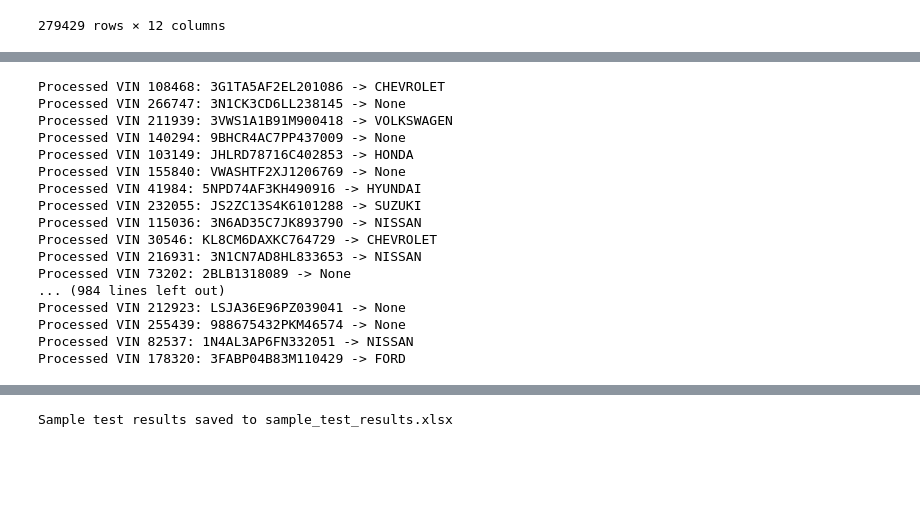
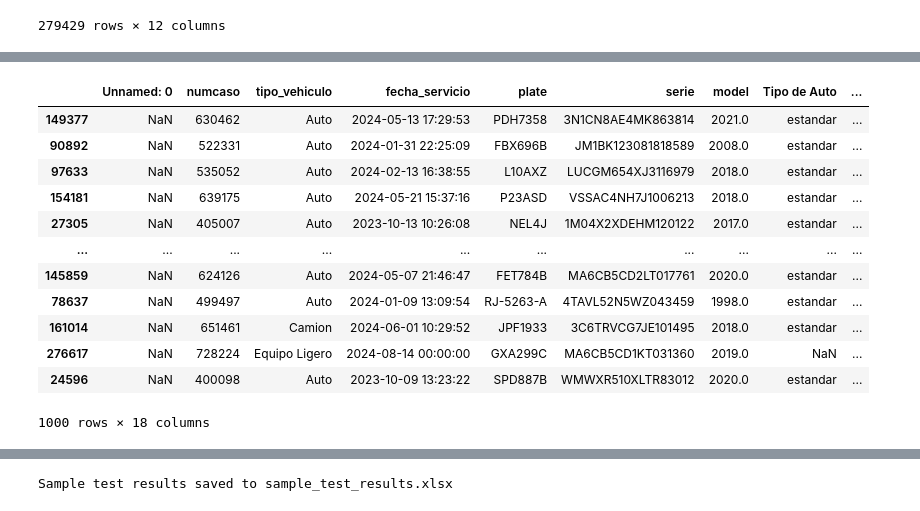
Before and after one commit to jmcaussade/Homologaci-n-Car-Makers, a Jupyter notebook: NHTSA_API.ipynb, the cells around one changed output, grey strips where cells are left out. Saved outputs shown, nothing was run; the diff lists cells and outputs as text; code cells hidden in the pictures; blank space fills up the shorter version.

```diff
--- a/NHTSA_API.ipynb
+++ b/NHTSA_API.ipynb
@@ -56,2 +74,23 @@ df["Maker_api"] = None  # Add a new column for results
+# %%
+df2["Maker_api"] = None  # Add a new column for results
+df2["Model_api"] = None  # Add a new column for results
+df2["Type_api"] = None
+df2["Weight_api"] = None  # Add a new column for results
+# %%
+df2
+# %% [output]
+|  | Unnamed: 0 | numcaso | tipo_vehiculo | fecha_servicio | plate | serie | model | Tipo de Auto | ... |
+| 149377 | NaN | 630462 | Auto | 2024-05-13 17:29:53 | PDH7358 | 3N1CN8AE4MK863814 | 2021.0 | estandar | ... |
+| 90892 | NaN | 522331 | Auto | 2024-01-31 22:25:09 | FBX696B | JM1BK123081818589 | 2008.0 | estandar | ... |
+| 97633 | NaN | 535052 | Auto | 2024-02-13 16:38:55 | L10AXZ | LUCGM654XJ3116979 | 2018.0 | estandar | ... |
+| 154181 | NaN | 639175 | Auto | 2024-05-21 15:37:16 | P23ASD | VSSAC4NH7J1006213 | 2018.0 | estandar | ... |
+| 27305 | NaN | 405007 | Auto | 2023-10-13 10:26:08 | NEL4J | 1M04X2XDEHM120122 | 2017.0 | estandar | ... |
+| ... | ... | ... | ... | ... | ... | ... | ... | ... | ... |
+| 145859 | NaN | 624126 | Auto | 2024-05-07 21:46:47 | FET784B | MA6CB5CD2LT017761 | 2020.0 | estandar | ... |
+| 78637 | NaN | 499497 | Auto | 2024-01-09 13:09:54 | RJ-5263-A | 4TAVL52N5WZ043459 | 1998.0 | estandar | ... |
+| 161014 | NaN | 651461 | Camion | 2024-06-01 10:29:52 | JPF1933 | 3C6TRVCG7JE101495 | 2018.0 | estandar | ... |
+| 276617 | NaN | 728224 | Equipo Ligero | 2024-08-14 00:00:00 | GXA299C | MA6CB5CD1KT031360 | 2019.0 | NaN | ... |
+| 24596 | NaN | 400098 | Auto | 2023-10-09 13:23:22 | SPD887B | WMWXR510XLTR83012 | 2020.0 | estandar | ... |
+1000 rows × 18 columns
 # %%
 # API Function
@@ -68,30 +136,3 @@ def get_maker(vin):
     except Exception as e:
         print(f"Error for VIN {vin}: {e}")
         return None
-# %%
-for index, row in df.iterrows():
-    vin = row["clean_serie"]
-    maker = get_maker(vin)
-    df.at[index, "Maker_api"] = maker
-    print(f"Processed VIN {index}: {vin} -> {maker}")
-
-    # Add a delay to respect API rate limits
-    time.sleep(0.1)
-# %% [output]
-Processed VIN 108468: 3G1TA5AF2EL201086 -> CHEVROLET
-Processed VIN 266747: 3N1CK3CD6LL238145 -> None
-Processed VIN 211939: 3VWS1A1B91M900418 -> VOLKSWAGEN
-Processed VIN 140294: 9BHCR4AC7PP437009 -> None
-Processed VIN 103149: JHLRD78716C402853 -> HONDA
-Processed VIN 155840: VWASHTF2XJ1206769 -> None
-Processed VIN 41984: 5NPD74AF3KH490916 -> HYUNDAI
-Processed VIN 232055: JS2ZC13S4K6101288 -> SUZUKI
-Processed VIN 115036: 3N6AD35C7JK893790 -> NISSAN
-Processed VIN 30546: KL8CM6DAXKC764729 -> CHEVROLET
-Processed VIN 216931: 3N1CN7AD8HL833653 -> NISSAN
-Processed VIN 73202: 2BLB1318089 -> None
-... (984 lines left out)
-Processed VIN 212923: LSJA36E96PZ039041 -> None
-Processed VIN 255439: 988675432PKM46574 -> None
-Processed VIN 82537: 1N4AL3AP6FN332051 -> NISSAN
-Processed VIN 178320: 3FABP04B83M110429 -> FORD
```
Also changed, not shown: parts of 11 cells of this notebook.
